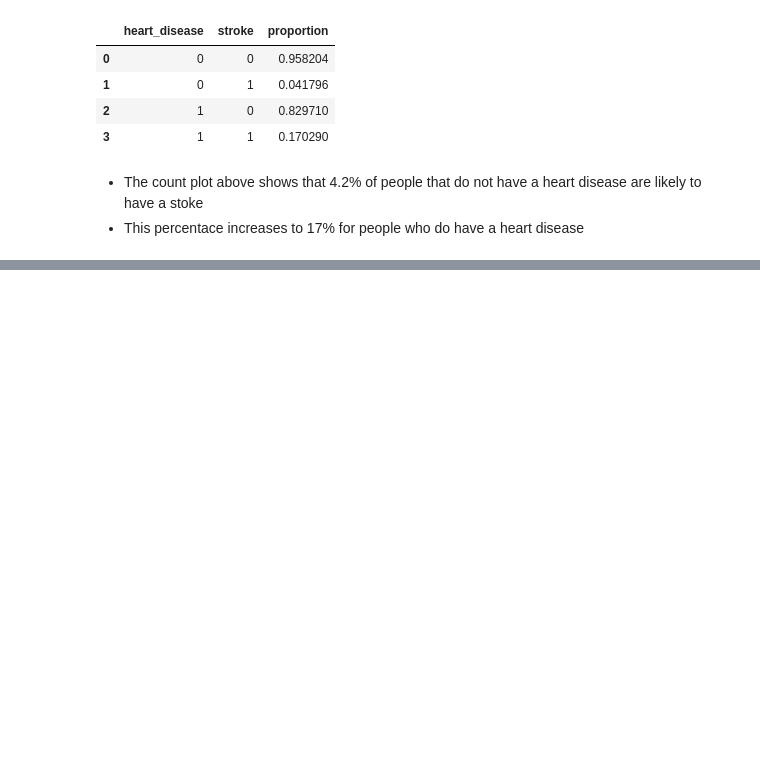
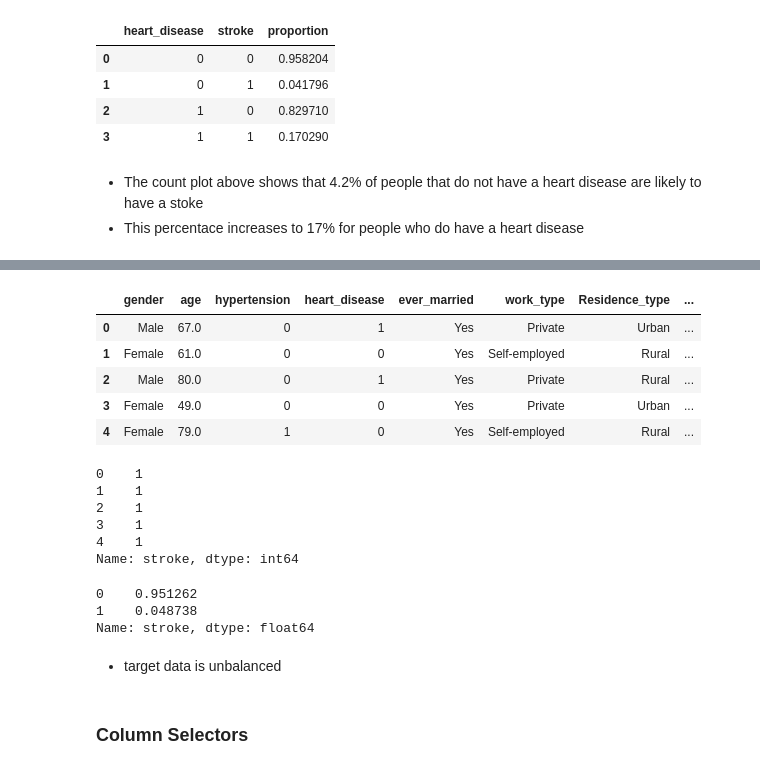
Before and after one commit to Carla9711/Machine-Learning---Classification, a Jupyter notebook: Machine_Learning_Classification.ipynb, the cells around one changed output, grey strips where cells are left out. Cells and saved outputs as stored; diff of their text form; code cells hidden in the pictures; blank space fills up the shorter version.

```diff
--- a/Machine_Learning_Classification.ipynb
+++ b/Machine_Learning_Classification.ipynb
@@ -542,0 +564,3 @@ plot_target_vs_categorical(df=df_eda, x='heart_disease')
+# %%
+# create ML learning copy of data tto prevent data leakage
+df_ml = df_stroke.copy()
@@ -542,0 +589,31 @@ plot_target_vs_categorical(df=df_eda, x='heart_disease')
+# %%
+# define X and y features
+target = 'stroke'
+X = df_ml.drop(columns=target)
+y = df_ml[target]
+# %%
+X.head()
+# %% [output]
+|  | gender | age | hypertension | heart_disease | ever_married | work_type | Residence_type | ... |
+| 0 | Male | 67.0 | 0 | 1 | Yes | Private | Urban | ... |
+| 1 | Female | 61.0 | 0 | 0 | Yes | Self-employed | Rural | ... |
+| 2 | Male | 80.0 | 0 | 1 | Yes | Private | Rural | ... |
+| 3 | Female | 49.0 | 0 | 0 | Yes | Private | Urban | ... |
+| 4 | Female | 79.0 | 1 | 0 | Yes | Self-employed | Rural | ... |
+# %%
+y.head()
+# %% [output]
+0    1
+1    1
+2    1
+3    1
+4    1
+Name: stroke, dtype: int64
+# %%
+y.value_counts(normalize=True)
+# %% [output]
+0    0.951262
+1    0.048738
+Name: stroke, dtype: float64
+# %% [markdown]
+* target data is unbalanced
@@ -542,0 +623,2 @@ plot_target_vs_categorical(df=df_eda, x='heart_disease')
+# %% [markdown]
+### Column Selectors
```
Also changed, not shown: parts of 16 cells of this notebook.
